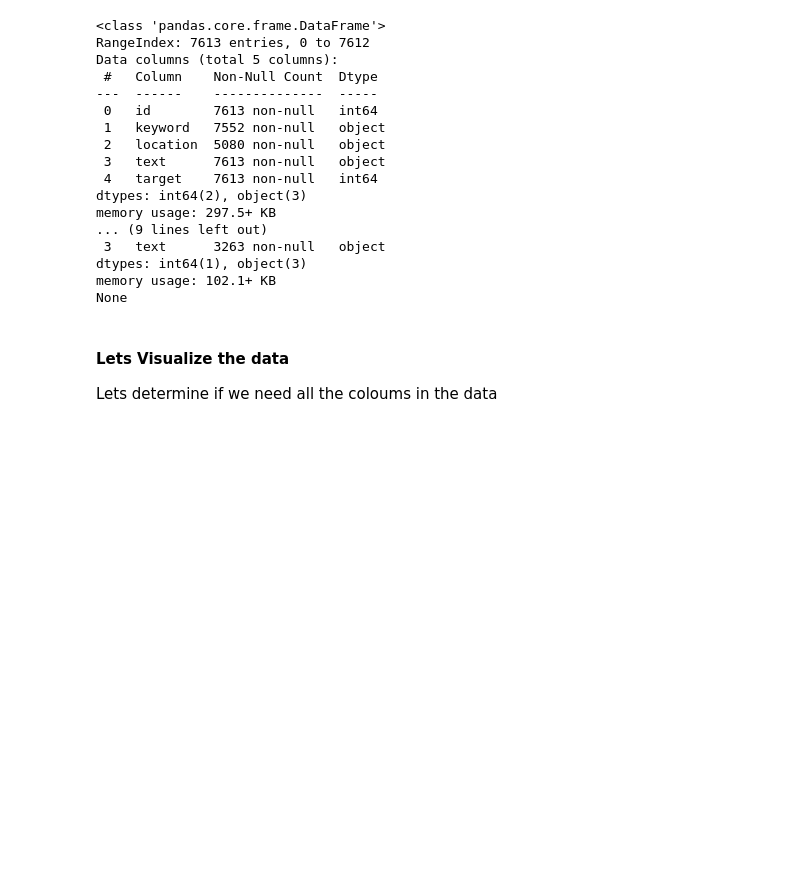
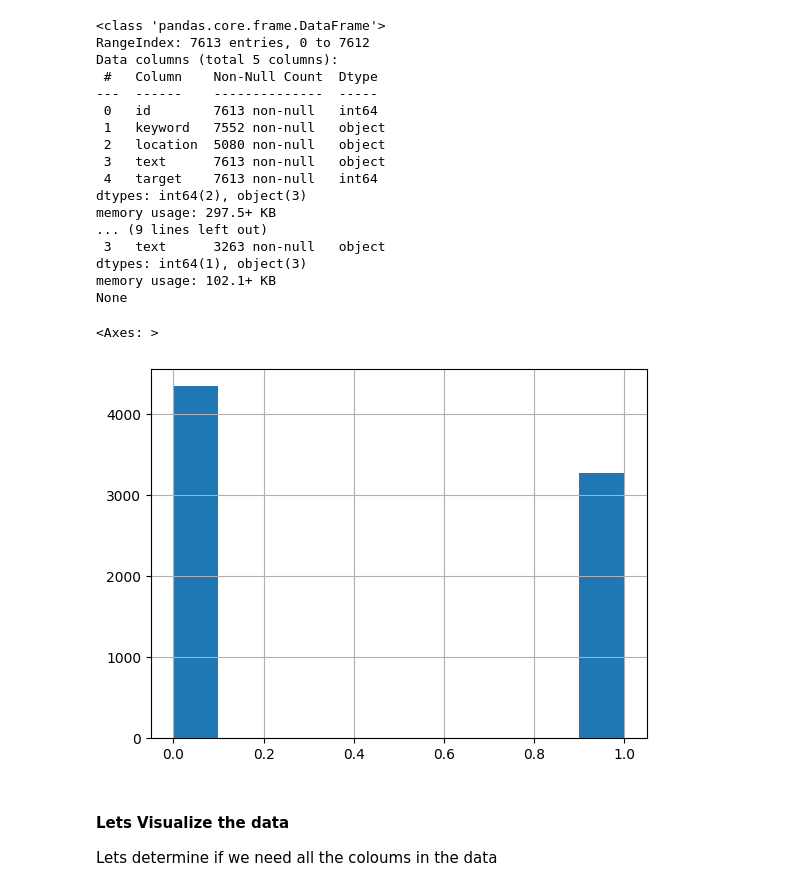
Before and after one commit to unemallan/Deep_Learning-Week4, a Jupyter notebook: Week4_NLP.ipynb, the cells around one changed output. Saved outputs shown, nothing was run; the diff lists cells and outputs as text; code cells hidden in the pictures; blank space fills up the shorter version.

```diff
--- a/Week4_NLP.ipynb
+++ b/Week4_NLP.ipynb
@@ -79,6 +79,11 @@ None
 ### Lets remove punctuation on both train and test data
 train_df['text'] = train_df['text'].str.lower().apply(lambda x: ''.join([char for char in x if char not in string.punctuation]))
 test_df['text'] = test_df['text'].str.lower().apply(lambda x: ''.join([char for char in x if char not in string.punctuation]))
+# %%
+train_df['target'].hist()
+# %% [output]
+<Axes: >
+[figure, added]
 # %% [markdown]
 #### Lets Visualize the data
 Lets determine if we need all the coloums in the data
```
Also changed, not shown: parts of 3 cells of this notebook.
